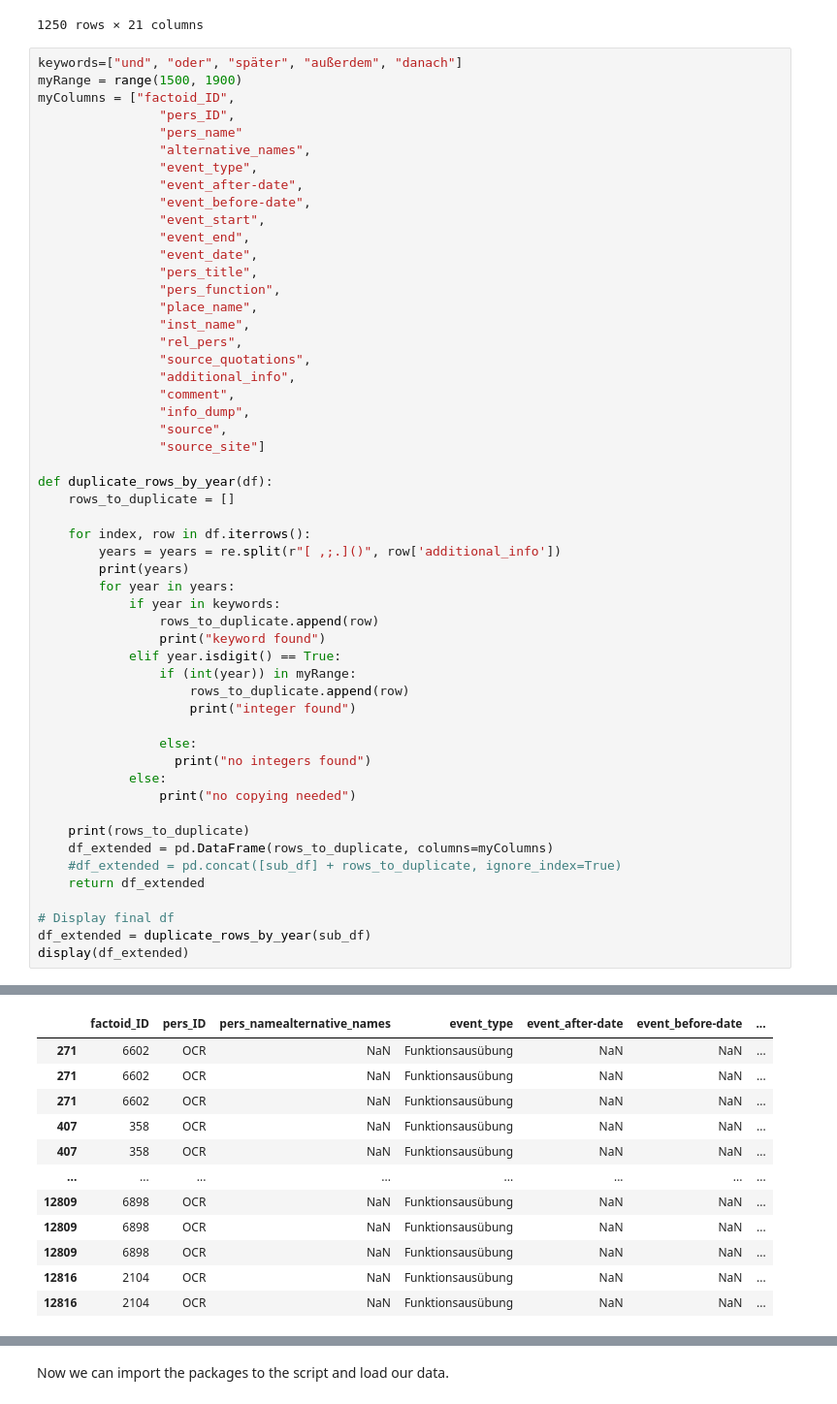
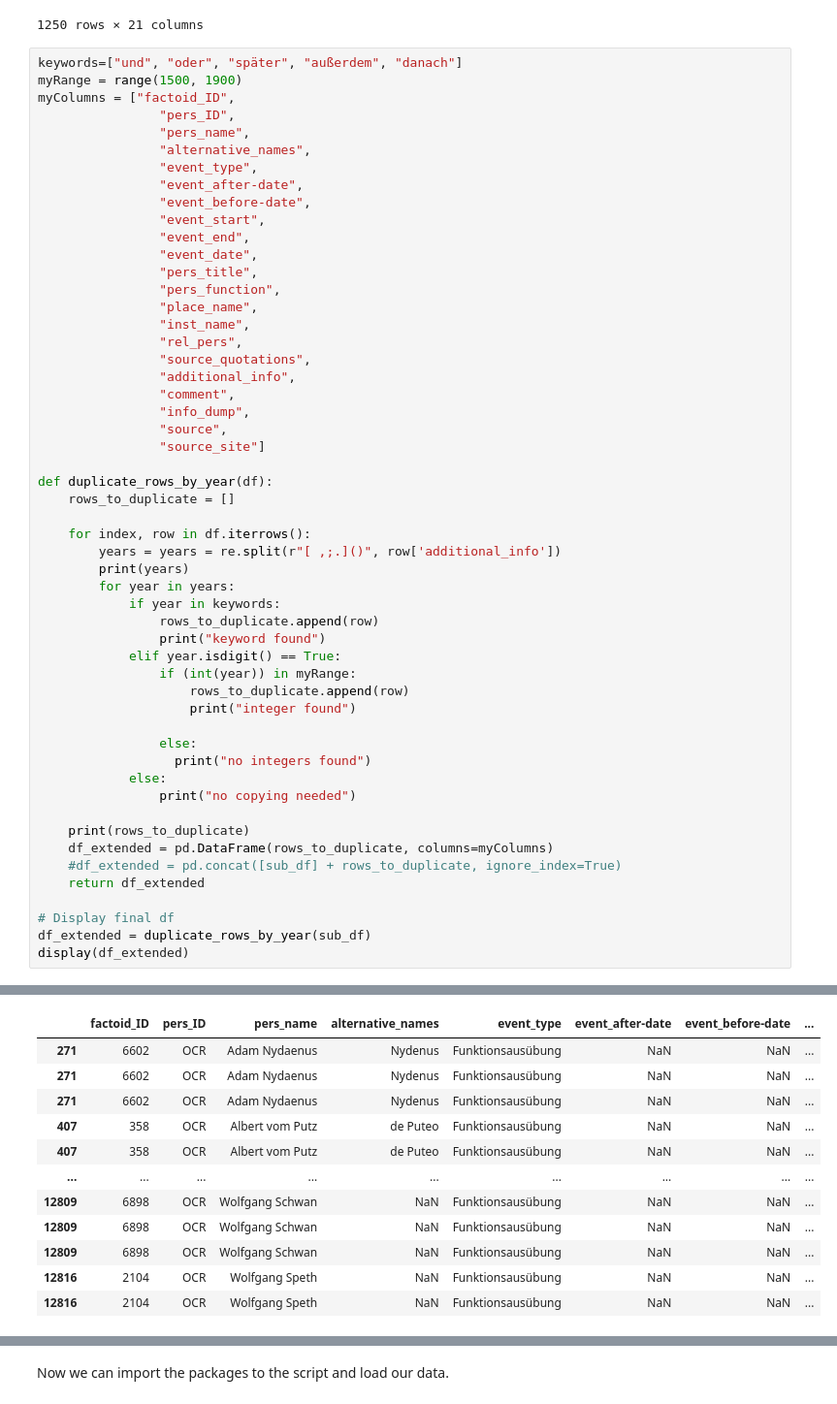
Before and after one commit to ieg-dhr/DigiKAR, a Jupyter notebook: JupyterNotebooks_DigiKAR/PROFs_duplicateROWifDATES.ipynb, the cells around one changed output, grey strips where cells are left out. Shown at 97% size. Drawn from its saved outputs; the diff is of its cells as text.

```diff
--- a/JupyterNotebooks_DigiKAR/PROFs_duplicateROWifDATES.ipynb
+++ b/JupyterNotebooks_DigiKAR/PROFs_duplicateROWifDATES.ipynb
@@ -61,7 +61,7 @@ keywords=["und", "oder", "später", "außerdem", "danach"]
 myRange = range(1500, 1900)
 myColumns = ["factoid_ID",
                 "pers_ID",
-                "pers_name"
+                "pers_name",
                 "alternative_names",
                 "event_type",
                 "event_after-date",
@@ -109,42 +109,42 @@ def duplicate_rows_by_year(df):
 # Display final df
 df_extended = duplicate_rows_by_year(sub_df)
 display(df_extended)
 # %% [output]
 Streaming output truncated to the last 5000 lines.
 no copying needed
 no copying needed
 no copying needed
 no copying needed
 no copying needed
 no copying needed
 no copying needed
 no copying needed
 no copying needed
 no copying needed
 no copying needed
 ... (4985 lines left out)
 no copying needed
 no copying needed
 no copying needed
 no copying needed
 IOPub data rate exceeded.
 The notebook server will temporarily stop sending output
 to the client in order to avoid crashing it.
 To change this limit, set the config variable
 `--NotebookApp.iopub_data_rate_limit`.
 
 Current values:
 NotebookApp.iopub_data_rate_limit=1000000.0 (bytes/sec)
 NotebookApp.rate_limit_window=3.0 (secs)
-|  | factoid_ID | pers_ID | pers_namealternative_names | event_type | event_after-date | event_before-date | ... |
-| 271 | 6602 | OCR | NaN | Funktionsausübung | NaN | NaN | ... |
-| 271 | 6602 | OCR | NaN | Funktionsausübung | NaN | NaN | ... |
-| 271 | 6602 | OCR | NaN | Funktionsausübung | NaN | NaN | ... |
-| 407 | 358 | OCR | NaN | Funktionsausübung | NaN | NaN | ... |
-| 407 | 358 | OCR | NaN | Funktionsausübung | NaN | NaN | ... |
-| ... | ... | ... | ... | ... | ... | ... | ... |
-| 12809 | 6898 | OCR | NaN | Funktionsausübung | NaN | NaN | ... |
-| 12809 | 6898 | OCR | NaN | Funktionsausübung | NaN | NaN | ... |
-| 12809 | 6898 | OCR | NaN | Funktionsausübung | NaN | NaN | ... |
-| 12816 | 2104 | OCR | NaN | Funktionsausübung | NaN | NaN | ... |
-| 12816 | 2104 | OCR | NaN | Funktionsausübung | NaN | NaN | ... |
+|  | factoid_ID | pers_ID | pers_name | alternative_names | event_type | event_after-date | event_before-date | ... |
+| 271 | 6602 | OCR | Adam Nydaenus | Nydenus | Funktionsausübung | NaN | NaN | ... |
+| 271 | 6602 | OCR | Adam Nydaenus | Nydenus | Funktionsausübung | NaN | NaN | ... |
+| 271 | 6602 | OCR | Adam Nydaenus | Nydenus | Funktionsausübung | NaN | NaN | ... |
+| 407 | 358 | OCR | Albert vom Putz | de Puteo | Funktionsausübung | NaN | NaN | ... |
+| 407 | 358 | OCR | Albert vom Putz | de Puteo | Funktionsausübung | NaN | NaN | ... |
+| ... | ... | ... | ... | ... | ... | ... | ... | ... |
+| 12809 | 6898 | OCR | Wolfgang Schwan | NaN | Funktionsausübung | NaN | NaN | ... |
+| 12809 | 6898 | OCR | Wolfgang Schwan | NaN | Funktionsausübung | NaN | NaN | ... |
+| 12809 | 6898 | OCR | Wolfgang Schwan | NaN | Funktionsausübung | NaN | NaN | ... |
+| 12816 | 2104 | OCR | Wolfgang Speth | NaN | Funktionsausübung | NaN | NaN | ... |
+| 12816 | 2104 | OCR | Wolfgang Speth | NaN | Funktionsausübung | NaN | NaN | ... |
```
Also changed, not shown: parts of 2 cells of this notebook.
